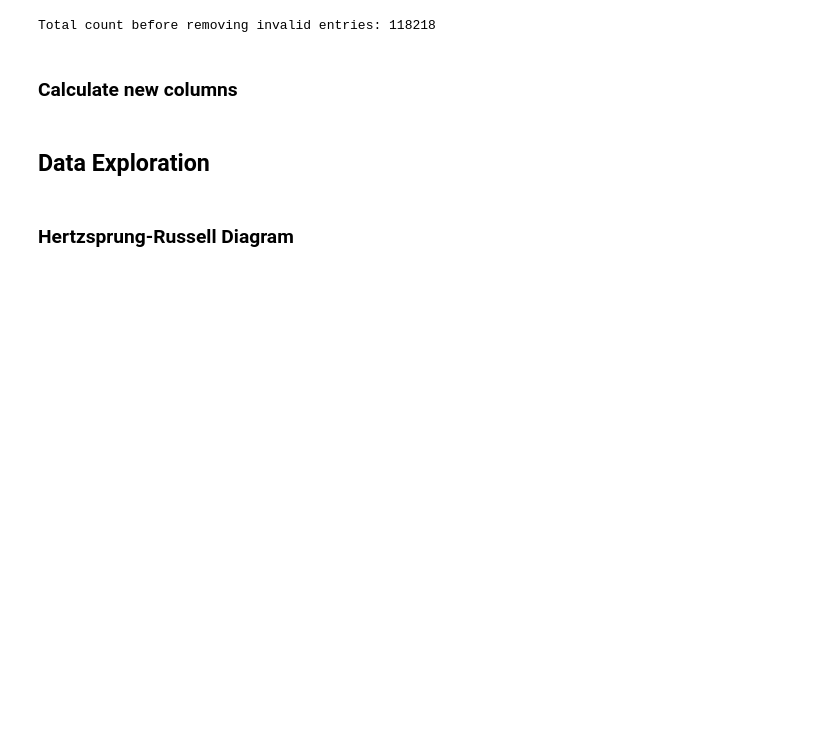
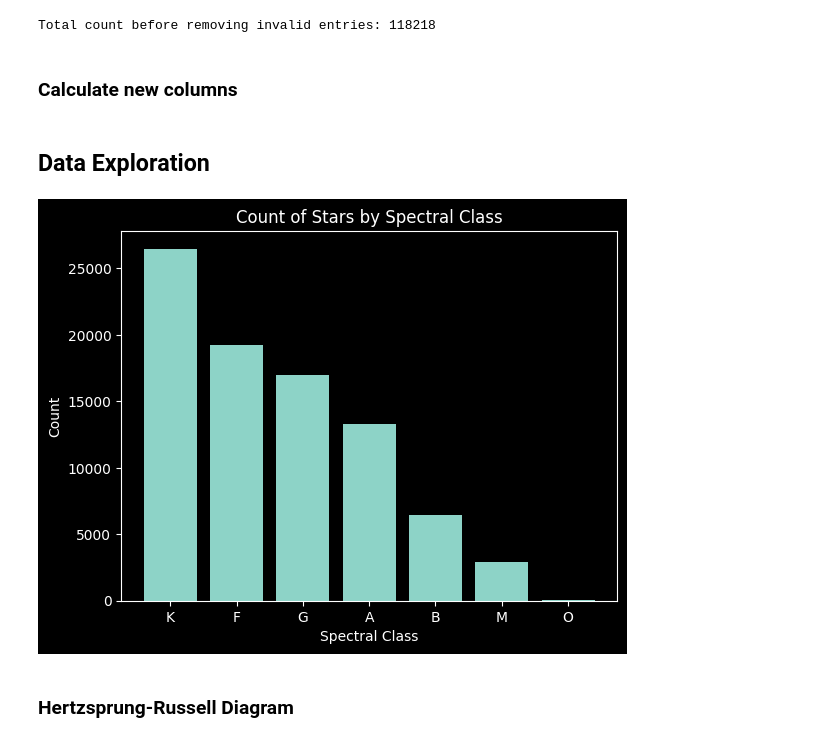
Before and after one commit to EP1XWARR10R/stellar-classification-capstone, a Jupyter notebook: Capstone.ipynb, the cells around one changed output. Saved outputs shown, nothing was run; the diff lists cells and outputs as text; code cells hidden in the pictures; blank space fills up the shorter version.

Commit message:
feat: adds count of stars by spectral class

```diff
--- a/Capstone.ipynb
+++ b/Capstone.ipynb
@@ -213,3 +216,12 @@ df = df_2.copy()
+# %%
+# plot the count of each spectral class
+plt.bar(df['SpCl'].value_counts().index, df['SpCl'].value_counts())
+plt.xlabel('Spectral Class')
+plt.ylabel('Count')
+plt.title('Count of Stars by Spectral Class')
+plt.show()
+# %% [output]
+[figure, added]
 # %% [markdown]
 ### Hertzsprung-Russell Diagram
 # %%
```
Also changed, not shown: parts of 2 cells of this notebook.
